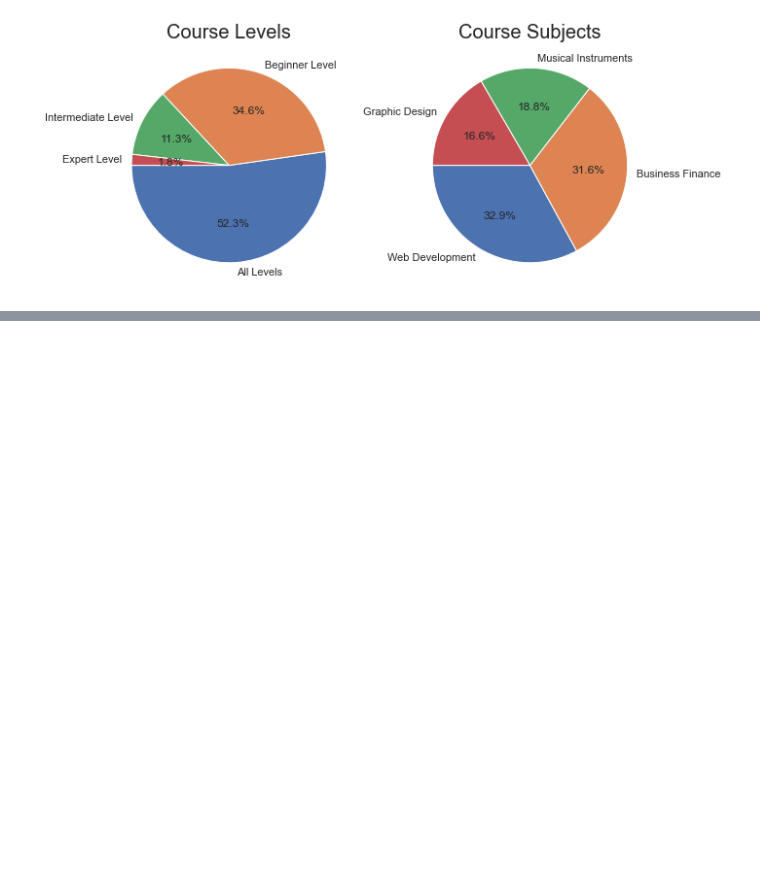
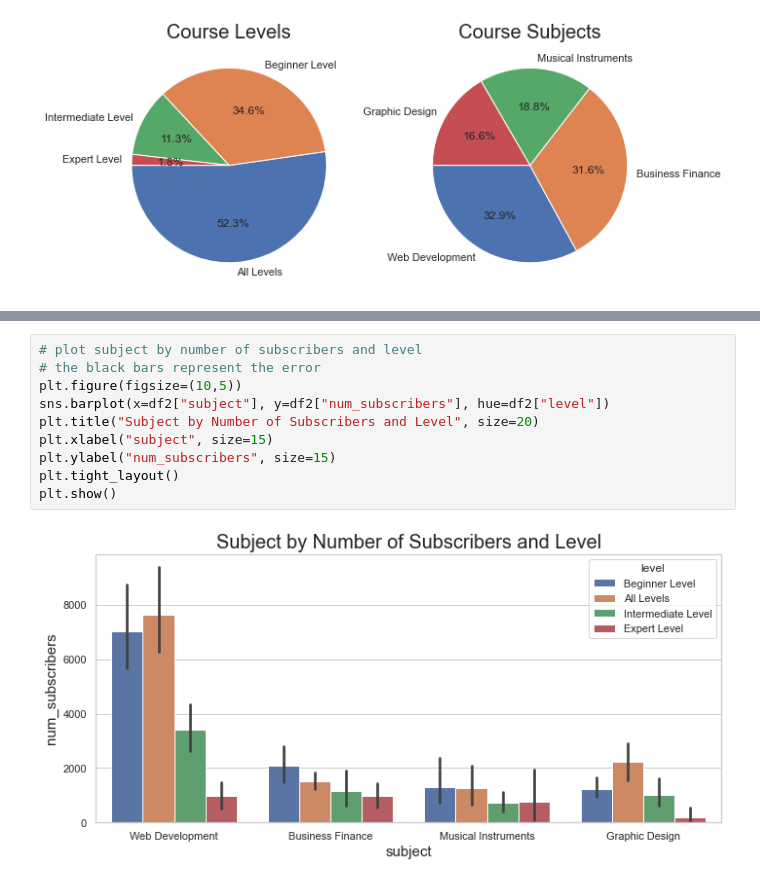
Before and after one commit to adiy55/1SA-Final-Project, a Jupyter notebook: 1SA ML Udemy Courses.ipynb, the cells around one changed output, grey strips where cells are left out. Drawn from its saved outputs; the diff is of its cells as text; blank space fills up the shorter version.

```diff
--- a/1SA ML Udemy Courses.ipynb
+++ b/1SA ML Udemy Courses.ipynb
@@ -426,0 +438,12 @@ plt.show()
+# %%
+# plot subject by number of subscribers and level
+# the black bars represent the error
+plt.figure(figsize=(10,5))
+sns.barplot(x=df2["subject"], y=df2["num_subscribers"], hue=df2["level"])
+plt.title("Subject by Number of Subscribers and Level", size=20)
+plt.xlabel("subject", size=15)
+plt.ylabel("num_subscribers", size=15)
+plt.tight_layout()
+plt.show()
+# %% [output]
+[figure, added]
```
Also changed, not shown: parts of 1 cell of this notebook.
